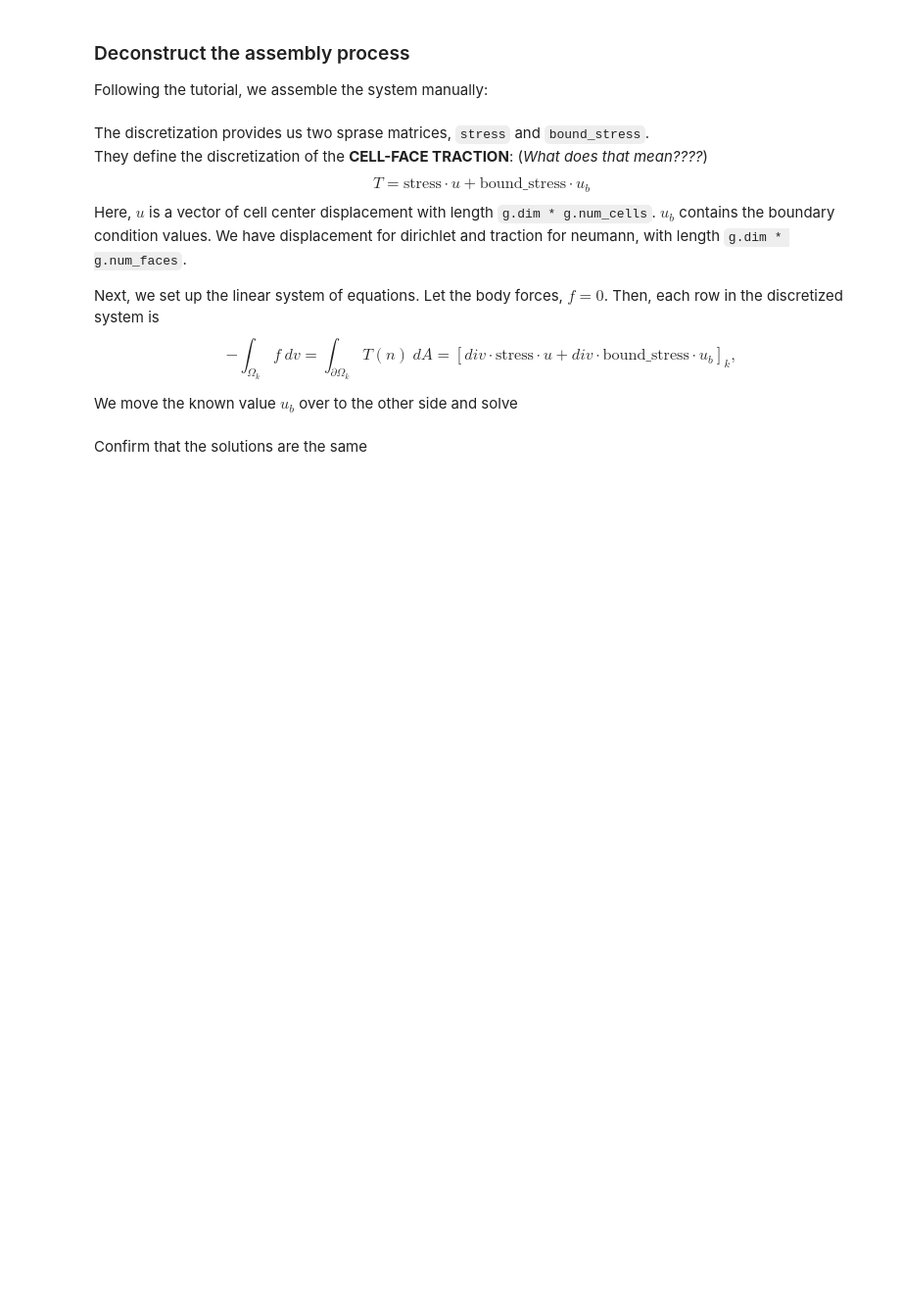
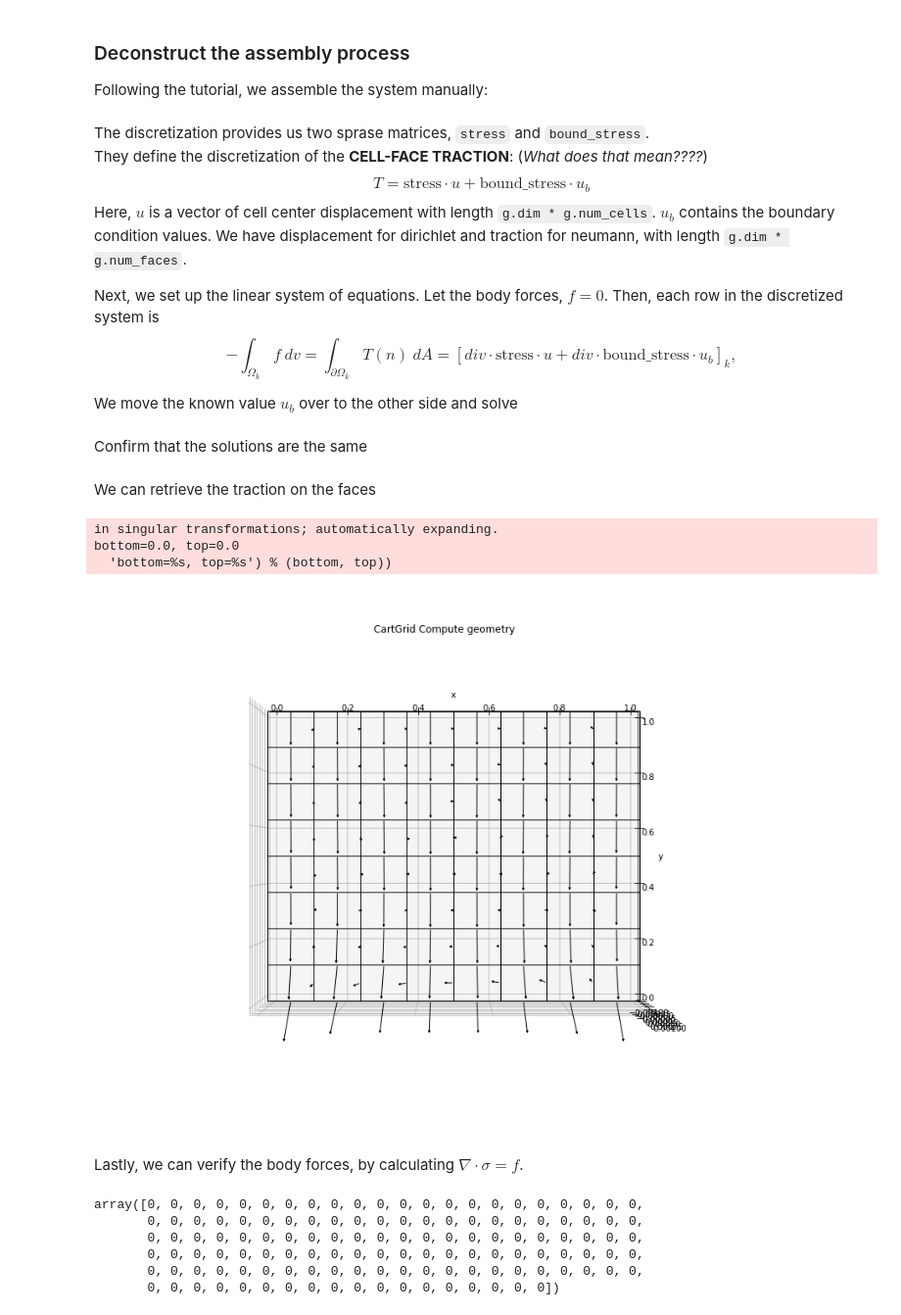
Before and after one commit to zhang-cugb/mastersproject, a Jupyter notebook: mechanics/MPSA-intro.ipynb, the cells around one changed output. Shown at 98% size. Cells and saved outputs as stored; diff of their text form; code cells hidden in the pictures; blank space fills up the shorter version.

```diff
--- a/mechanics/MPSA-intro.ipynb
+++ b/mechanics/MPSA-intro.ipynb
@@ -149,3 +149,32 @@ u_manual = sps.linalg.spsolve(A, b)
 Confirm that the solutions are the same
 # %%
 assert np.allclose(u, u_manual)
+# %% [markdown]
+We can retrieve the traction on the faces
+# %%
+T = stress * u_manual + bound_stress * u_b
+
+T2d = np.reshape(T, (g.dim, -1), order='F')
+u_b2d = np.reshape(u_b, (g.dim, -1), order='F')
+assert np.allclose(np.abs(u_b2d[bound.is_neu]), np.abs(T2d[bound.is_neu]))
+
+T = np.vstack((T2d, np.zeros(g.num_faces)))
+pp.plot_grid(g, vector_value=T, figsize=(15, 12), alpha=0)
+# %% [output]
+in singular transformations; automatically expanding.
+bottom=0.0, top=0.0
+  'bottom=%s, top=%s') % (bottom, top))
+[figure, added]
+# %% [markdown]
+Lastly, we can verify the body forces, by calculating $\nabla\cdot \sigma = f$.
+# %%
+div = pp.fvutils.vector_divergence(g)
+divT = div * stress * u_manual + div * bound_stress * u_b
+np.array([1-int(t<1e-10) for t in divT])
+# %% [output]
+array([0, 0, 0, 0, 0, 0, 0, 0, 0, 0, 0, 0, 0, 0, 0, 0, 0, 0, 0, 0, 0, 0,
+       0, 0, 0, 0, 0, 0, 0, 0, 0, 0, 0, 0, 0, 0, 0, 0, 0, 0, 0, 0, 0, 0,
+       0, 0, 0, 0, 0, 0, 0, 0, 0, 0, 0, 0, 0, 0, 0, 0, 0, 0, 0, 0, 0, 0,
+       0, 0, 0, 0, 0, 0, 0, 0, 0, 0, 0, 0, 0, 0, 0, 0, 0, 0, 0, 0, 0, 0,
+       0, 0, 0, 0, 0, 0, 0, 0, 0, 0, 0, 0, 0, 0, 0, 0, 0, 0, 0, 0, 0, 0,
+       0, 0, 0, 0, 0, 0, 0, 0, 0, 0, 0, 0, 0, 0, 0, 0, 0, 0])
```
Also changed, not shown: parts of 3 cells of this notebook, 18 other files.
